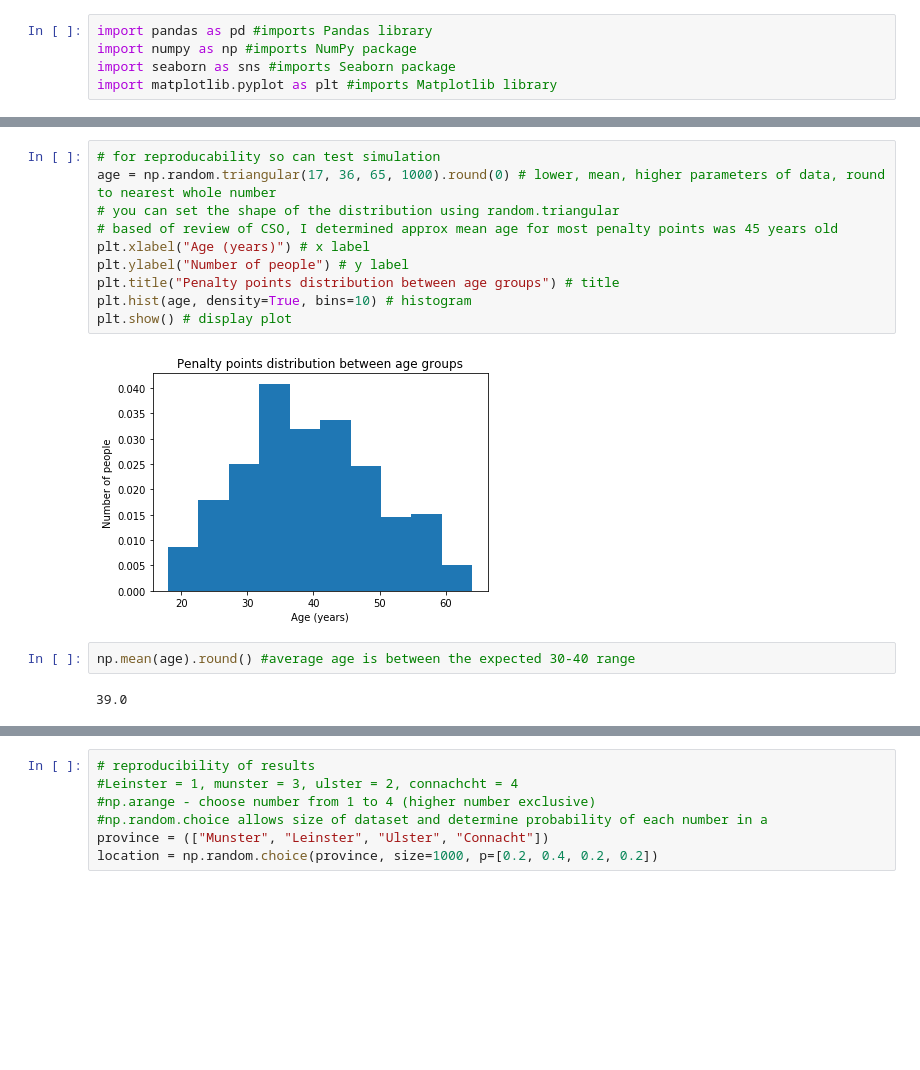
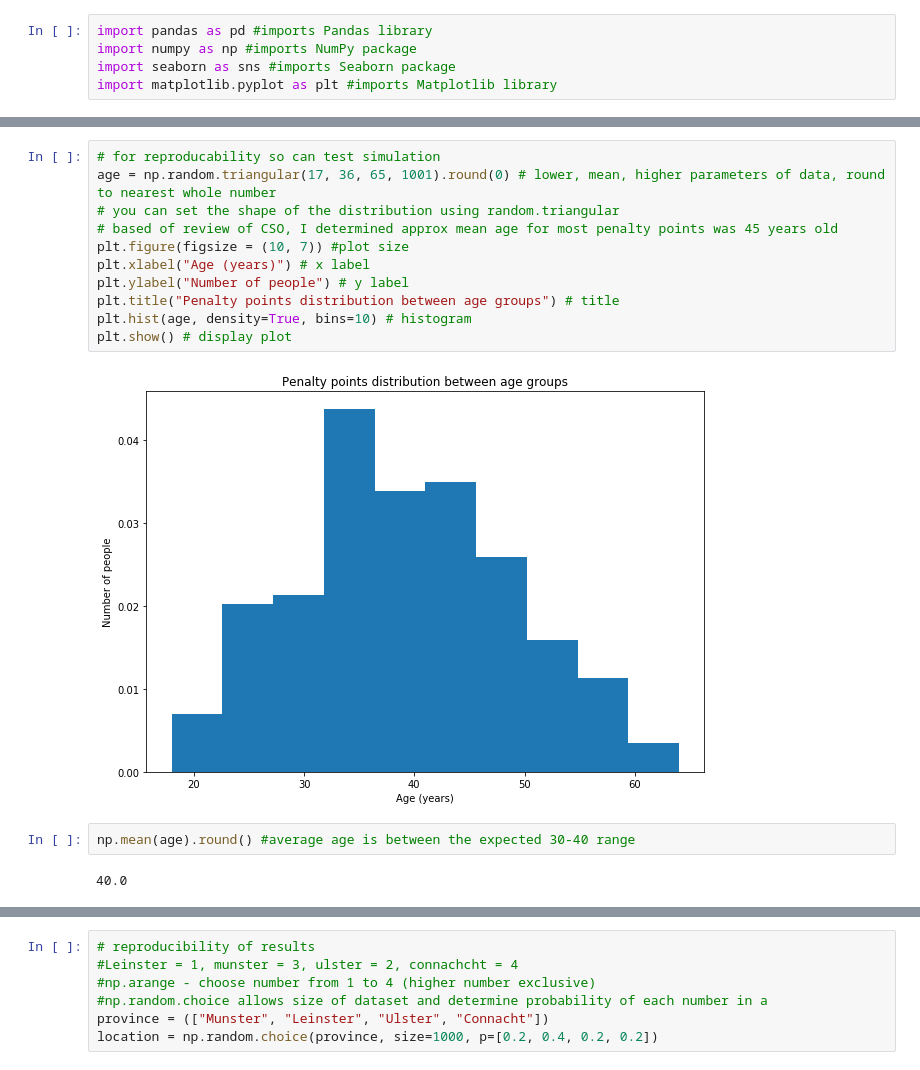
Before and after one commit to kevindooley/Simulated-Dataset, a Jupyter notebook: Simulation of Dataset.ipynb, the cells around one changed output, grey strips where cells are left out. Saved outputs shown, nothing was run; the diff lists cells and outputs as text; blank space fills up the shorter version.

```diff
--- a/Simulation of Dataset.ipynb
+++ b/Simulation of Dataset.ipynb
@@ -63,20 +63,21 @@ Reasearch has shown that on average the the age group of 30-40 has recieved the
 The distribution for the age variable is normal/gaussian distribution. As the mean is in the 30-40 range and either side of that range the number of penalty points recieved decreases which represents the standard deviation. I used the numpy.trianguar to create this variable. Numpy.trianuglar is commonly used in simulating datasets because it is posible to shape the distribution of the data using this function. I entered in the min, mean and max. I was able to simulate data that resembles that of the real world event. Both in the simulation and real world, the age variable would be of normal distribution.
 # %%
 # for reproducability so can test simulation
-age = np.random.triangular(17, 36, 65, 1000).round(0) # lower, mean, higher parameters of data, round to nearest whole number
+age = np.random.triangular(17, 36, 65, 1001).round(0) # lower, mean, higher parameters of data, round to nearest whole number
 # you can set the shape of the distribution using random.triangular
 # based of review of CSO, I determined approx mean age for most penalty points was 45 years old
+plt.figure(figsize = (10, 7)) #plot size
 plt.xlabel("Age (years)") # x label
 plt.ylabel("Number of people") # y label
 plt.title("Penalty points distribution between age groups") # title
 plt.hist(age, density=True, bins=10) # histogram
 plt.show() # display plot
 # %% [output]
-[figure, old version]
+[figure, new version]
 # %%
 np.mean(age).round() #average age is between the expected 30-40 range
 # %% [output]
-39.0
+40.0
 # %%
 df = pd.DataFrame({'Age':age.round(0)}) # creating dataframe using pandas
 #age will be the first variable
```
Also changed, not shown: parts of 23 cells of this notebook, 2 other files.
